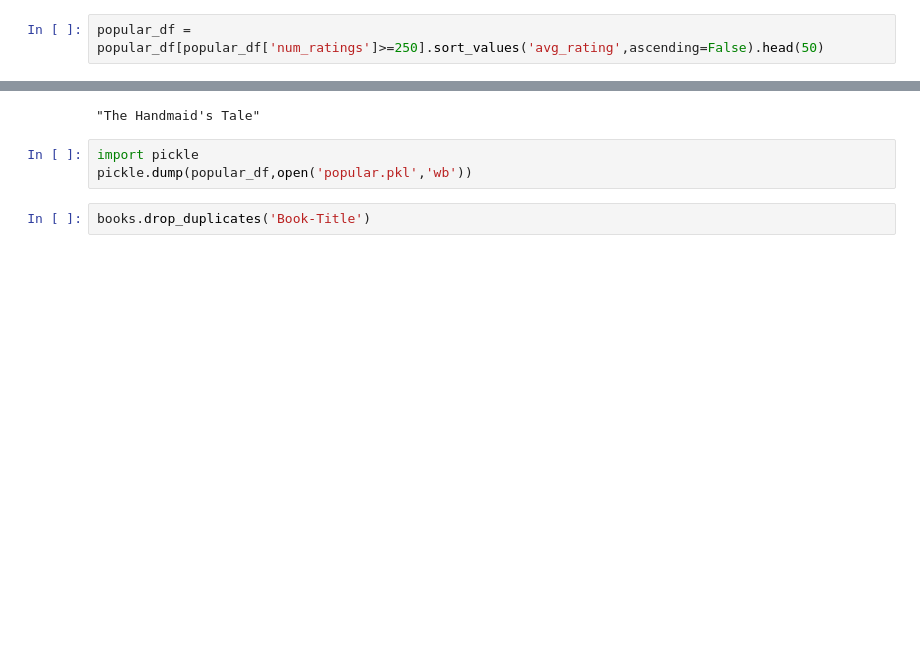
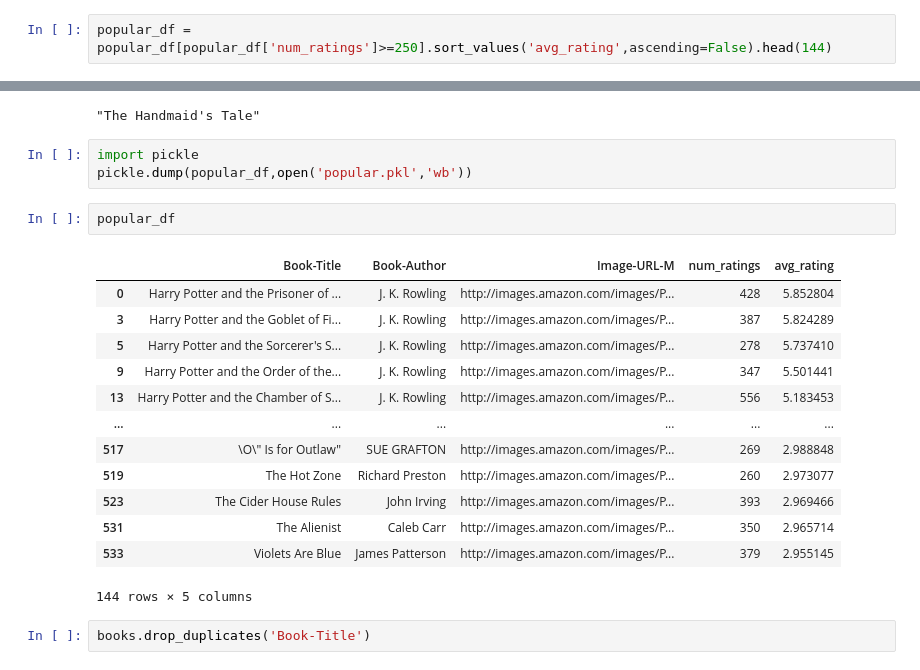
Before and after one commit to MusaevaAdelya/book-recommender-system, a Jupyter notebook: book-recommender-system.ipynb, the cells around one changed output, grey strips where cells are left out. Cells and saved outputs as stored; diff of their text form; blank space fills up the shorter version.

```diff
--- a/book-recommender-system.ipynb
+++ b/book-recommender-system.ipynb
@@ -135,7 +144,7 @@ popular_df
 | 241070 | Ã?Â?thique en toc | 2 | 4.000000 |
 241071 rows × 3 columns
 # %%
-popular_df = popular_df[popular_df['num_ratings']>=250].sort_values('avg_rating',ascending=False).head(50)
+popular_df = popular_df[popular_df['num_ratings']>=250].sort_values('avg_rating',ascending=False).head(144)
 # %%
 popular_df = popular_df.merge(books,on='Book-Title').drop_duplicates('Book-Title')[['Book-Title','Book-Author','Image-URL-M','num_ratings','avg_rating']]
 # %%
@@ -222,6 +231,22 @@ pt.index[545]
 # %%
 import pickle
 pickle.dump(popular_df,open('popular.pkl','wb'))
+# %%
+popular_df
+# %% [output]
+|  | Book-Title | Book-Author | Image-URL-M | num_ratings | avg_rating |
+| 0 | Harry Potter and the Prisoner of ... | J. K. Rowling | http://images.amazon.com/images/P... | 428 | 5.852804 |
+| 3 | Harry Potter and the Goblet of Fi... | J. K. Rowling | http://images.amazon.com/images/P... | 387 | 5.824289 |
+| 5 | Harry Potter and the Sorcerer's S... | J. K. Rowling | http://images.amazon.com/images/P... | 278 | 5.737410 |
+| 9 | Harry Potter and the Order of the... | J. K. Rowling | http://images.amazon.com/images/P... | 347 | 5.501441 |
+| 13 | Harry Potter and the Chamber of S... | J. K. Rowling | http://images.amazon.com/images/P... | 556 | 5.183453 |
+| ... | ... | ... | ... | ... | ... |
+| 517 | \O\" Is for Outlaw" | SUE GRAFTON | http://images.amazon.com/images/P... | 269 | 2.988848 |
+| 519 | The Hot Zone | Richard Preston | http://images.amazon.com/images/P... | 260 | 2.973077 |
+| 523 | The Cider House Rules | John Irving | http://images.amazon.com/images/P... | 393 | 2.969466 |
+| 531 | The Alienist | Caleb Carr | http://images.amazon.com/images/P... | 350 | 2.965714 |
+| 533 | Violets Are Blue | James Patterson | http://images.amazon.com/images/P... | 379 | 2.955145 |
+144 rows × 5 columns
 # %%
 books.drop_duplicates('Book-Title')
 # %% [output]
```
Also changed, not shown: parts of 1 cell of this notebook, 7 other files.
